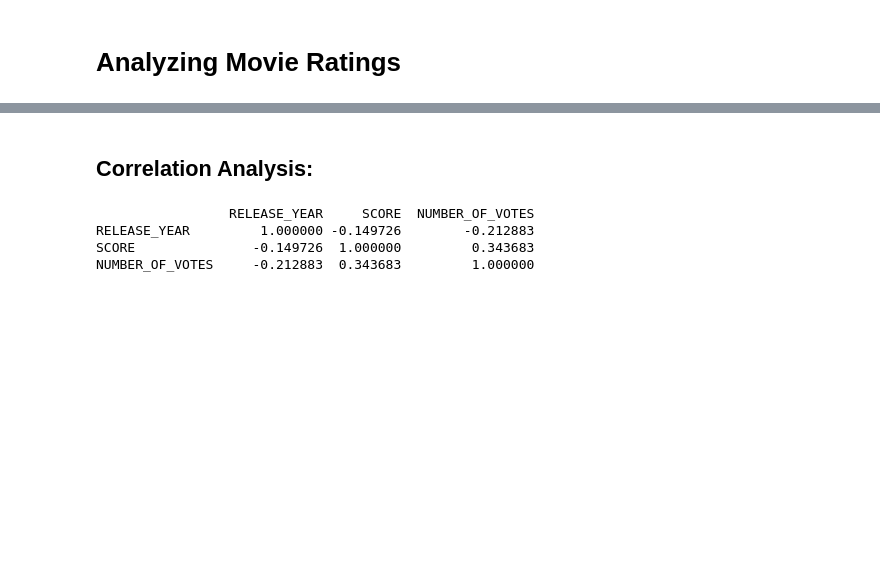
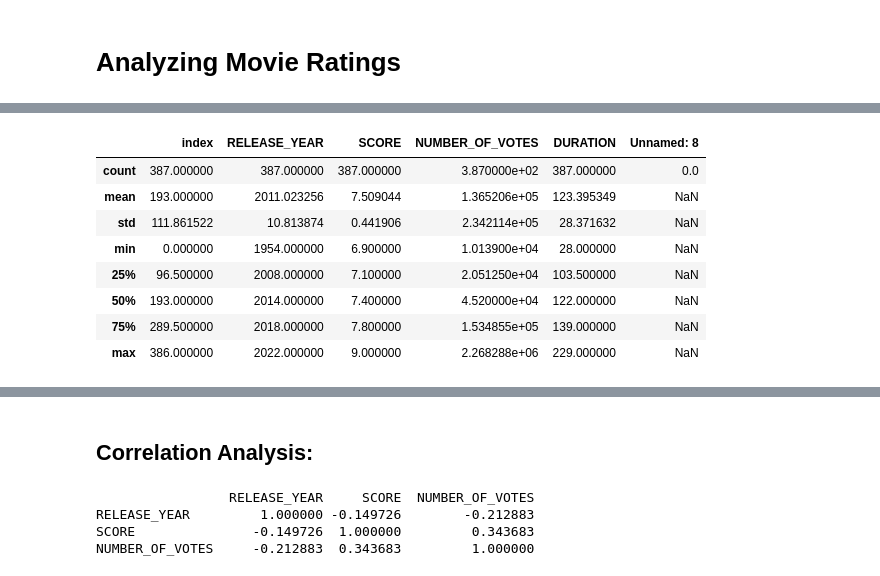
Before and after one commit to HarounQerdachi/Analyzing-Movie-Ratings, a Jupyter notebook: Notebooks/code.ipynb, the cells around one changed output, grey strips where cells are left out. Cells and saved outputs as stored; diff of their text form; code cells hidden in the pictures; blank space fills up the shorter version.

```diff
--- a/Notebooks/code.ipynb
+++ b/Notebooks/code.ipynb
@@ -11,0 +30,12 @@ df = pd.read_csv("../Data/Best Movies Netflix.csv")
+# %%
+df.describe()
+# %% [output]
+|  | index | RELEASE_YEAR | SCORE | NUMBER_OF_VOTES | DURATION | Unnamed: 8 |
+| count | 387.000000 | 387.000000 | 387.000000 | 3.870000e+02 | 387.000000 | 0.0 |
+| mean | 193.000000 | 2011.023256 | 7.509044 | 1.365206e+05 | 123.395349 | NaN |
+| std | 111.861522 | 10.813874 | 0.441906 | 2.342114e+05 | 28.371632 | NaN |
+| min | 0.000000 | 1954.000000 | 6.900000 | 1.013900e+04 | 28.000000 | NaN |
+| 25% | 96.500000 | 2008.000000 | 7.100000 | 2.051250e+04 | 103.500000 | NaN |
+| 50% | 193.000000 | 2014.000000 | 7.400000 | 4.520000e+04 | 122.000000 | NaN |
+| 75% | 289.500000 | 2018.000000 | 7.800000 | 1.534855e+05 | 139.000000 | NaN |
+| max | 386.000000 | 2022.000000 | 9.000000 | 2.268288e+06 | 229.000000 | NaN |
```
Also changed, not shown: parts of 7 cells of this notebook.
